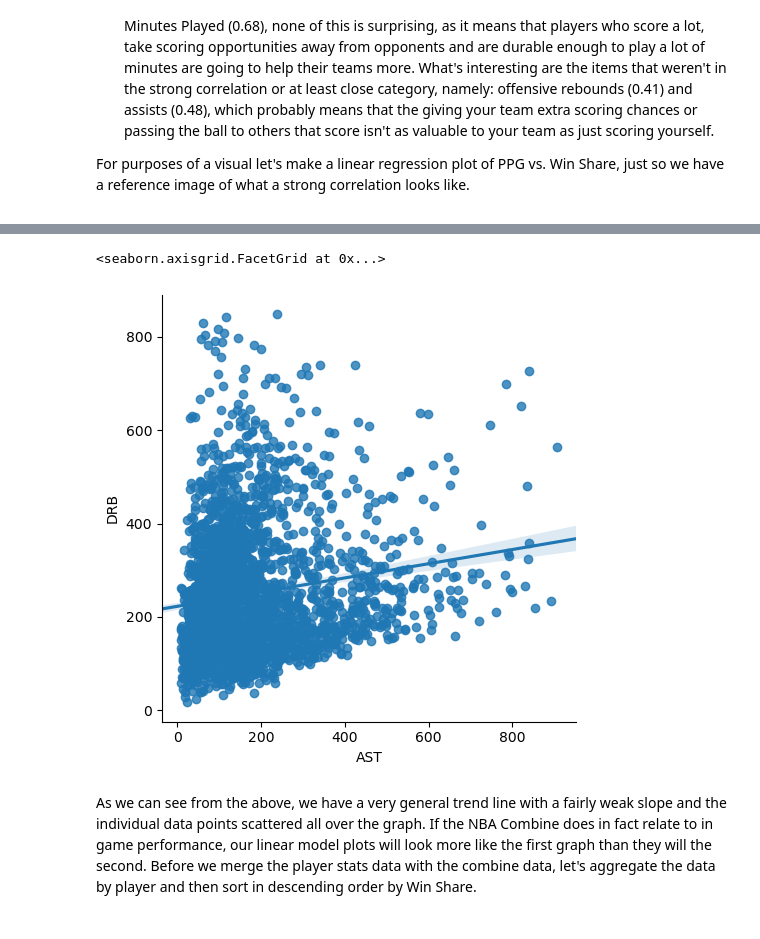
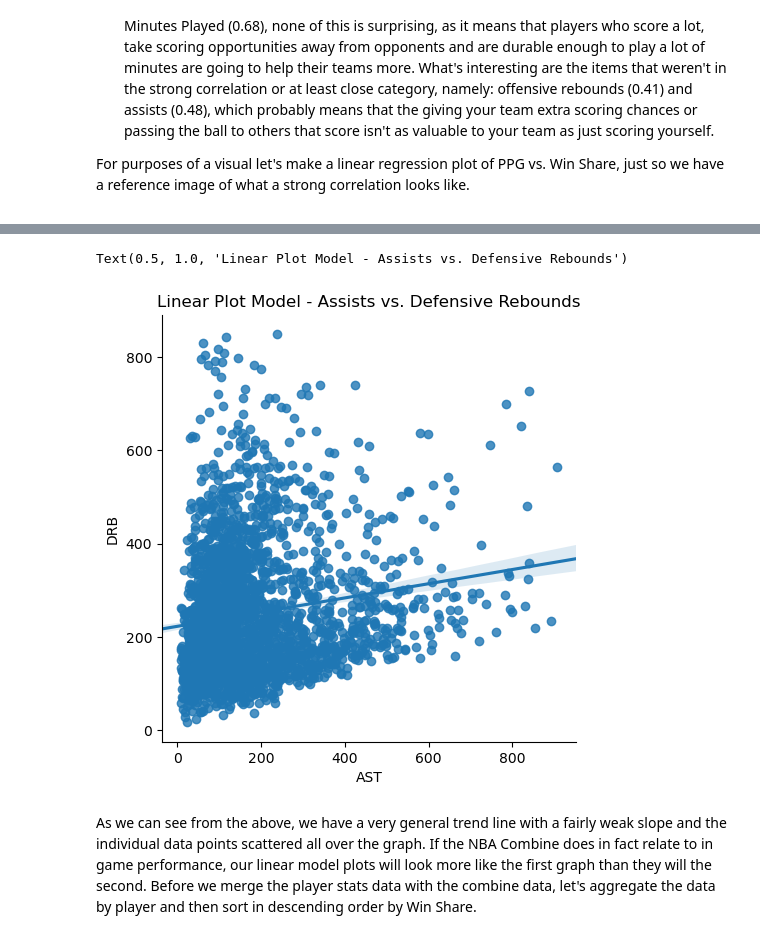
Before and after one commit to MarkhamLee/Project_Portfolio, a Jupyter notebook: NBA/NBA_Combine_V1/NBA_Project(Revised).ipynb, the cells around one changed output, grey strips where cells are left out. Saved outputs shown, nothing was run; the diff lists cells and outputs as text; code cells hidden in the pictures.

```diff
--- a/NBA/NBA_Combine_V1/NBA_Project(Revised).ipynb
+++ b/NBA/NBA_Combine_V1/NBA_Project(Revised).ipynb
@@ -60,4 +65,4 @@ nba_subset = nba_min[['Player', 'Season', 'WS', 'G', 'MP', 'ORB', 'DRB',
 # %%
 # calculate points per game, since it's not in the original data set
 
-nba_subset.loc[:,'PPG'] = nba_subset['PTS'] / nba_subset['G']
+nba_subset.loc[:,'PPG'] = (nba_subset.loc[:,'PTS'] / nba_subset.loc[:,'G'])
@@ -164,10 +183,11 @@ sns.lmplot(x="PPG", y="WS", data=nba_subset)
 # %%
 # Also for reference let's plot one of the weak correlations, assists vs. defensive rebounds
 
 sns.lmplot(x="AST", y="DRB", data=nba_subset)
+plt.title('Linear Plot Model - Assists vs. Defensive Rebounds')
 # %% [output]
-<seaborn.axisgrid.FacetGrid at 0x...>
+Text(0.5, 1.0, 'Linear Plot Model - Assists vs. Defensive Rebounds')
-[figure, old version]
+[figure, new version]
 # %% [markdown]
 As we can see from the above, we have a very general trend line with a fairly weak slope and the individual data points scattered all over the graph. If the NBA Combine does in fact relate to in game performance, our linear model plots will look more like the first graph than they will the second. Before we merge the player stats data with the combine data, let's aggregate the data by player and then sort in descending order by Win Share.
 # %%
```
Also changed, not shown: parts of 19 cells of this notebook, 1 other file.
